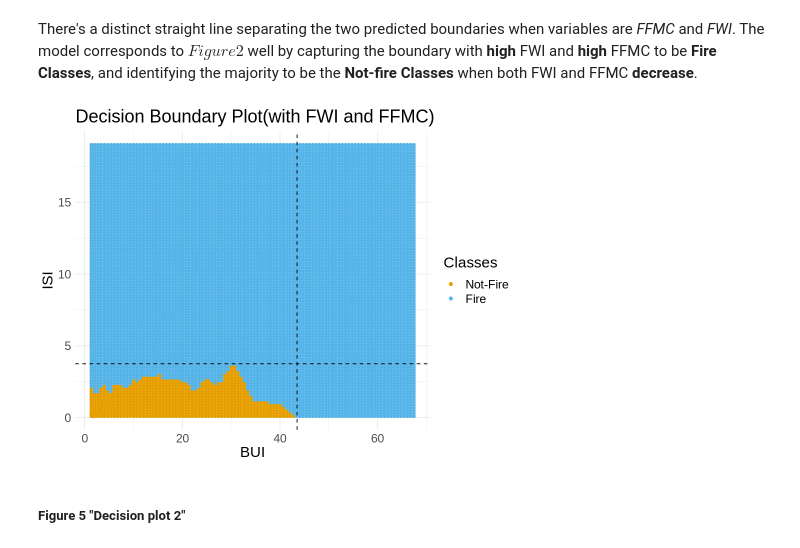
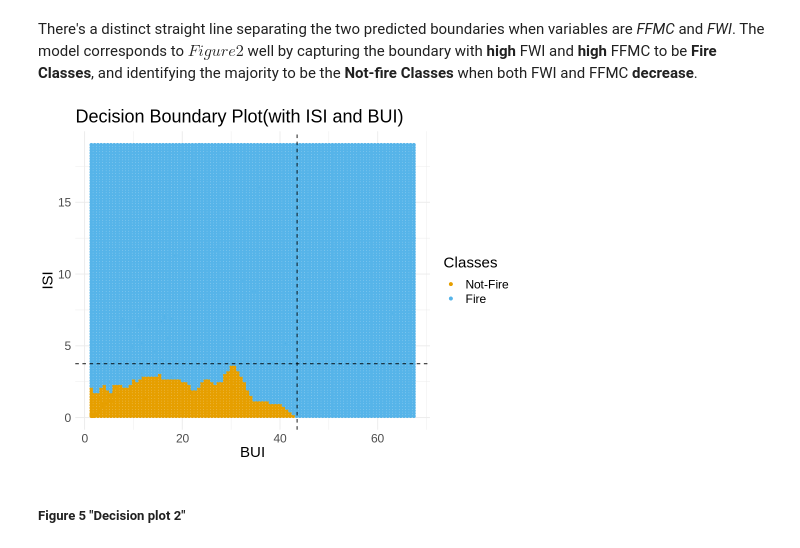
Before and after one commit to zjr-mds/Forest-Fire-Prediction, a Jupyter notebook: Proposal_Group2.ipynb, the cells around one changed output. Drawn from its saved outputs; the diff is of its cells as text; code cells hidden in the pictures.

```diff
--- a/Proposal_Group2.ipynb
+++ b/Proposal_Group2.ipynb
@@ -407,34 +425,34 @@ There's a distinct straight line separating the two predicted boundaries when va
 # %%
 testing_BI <- select(testing, BUI, ISI, Classes)
 
 BUI_seq <- seq(from = min(testing_BI$BUI, na.rm = TRUE),
              to = max(testing_BI$BUI, na.rm = TRUE),
              length.out = 100)
 ISI_seq <- seq(from = min(testing_BI$ISI, na.rm = TRUE),
              to = max(testing_BI$ISI, na.rm = TRUE),
              length.out = 100)
 
 #creating new data frame with fixed FWI and FFMC mean values so they won't be the strong influencer for this decision plot
 asgrid <- data.frame(expand.grid(BUI= BUI_seq, ISI= ISI_seq), FWI = 7.09, FFMC = 77.39)
 
 pred_grid <- predict(fire_fit, asgrid)
 
 prediction_table <-  bind_cols(pred_grid, asgrid) %>%
     rename(Classes = .pred_class)
 
 pred_map_plot <-  ggplot()+
     geom_point(data= testing_BI, mapping= aes(x= BUI, y= ISI, color= Classes)) +
     geom_point(data= prediction_table, mapping=aes(x= BUI, y= ISI, color= Classes))+
     labs(x= "BUI", y= "ISI", color= "Classes") +
     scale_color_manual(labels = c("Not-Fire", "Fire"), values= cbPalette)+
-    ggtitle("Decision Boundary Plot(with FWI and FFMC)")+
+    ggtitle("Decision Boundary Plot(with ISI and BUI)")+
     theme_minimal() +
     geom_vline(xintercept = 43.5, linetype = "dashed")+
     geom_hline(yintercept = 3.75, linetype = "dashed")+
     theme(text = element_text(size = 18))
 pred_map_plot
 # %% [output]
-[figure, old version]
+[figure, new version]
 # %% [markdown]
 ##### Figure 5 "Decision plot 2"
 # %% [markdown]
```
Also changed, not shown: parts of 3 cells of this notebook.
